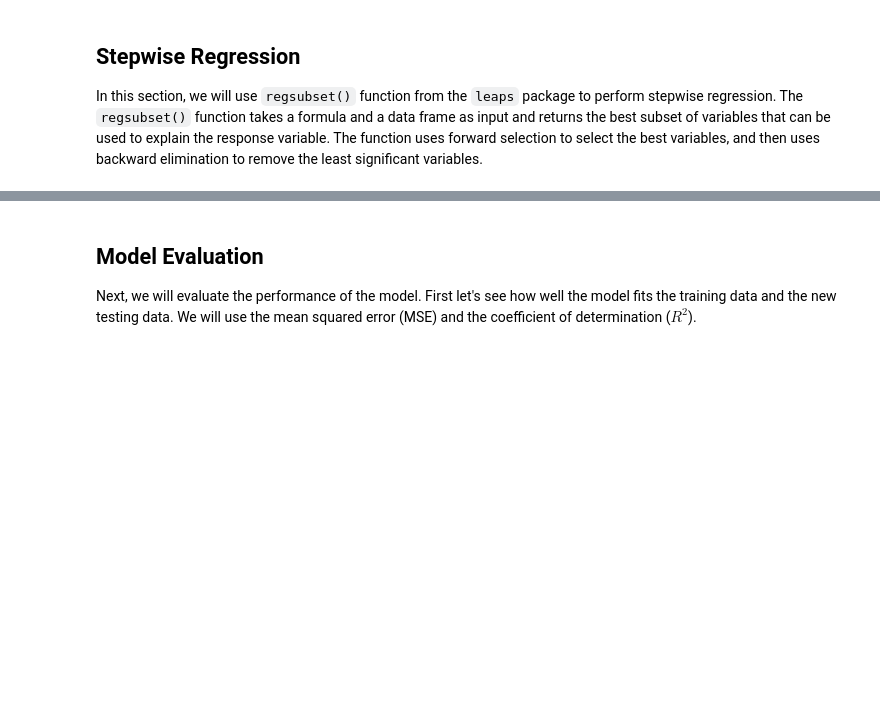
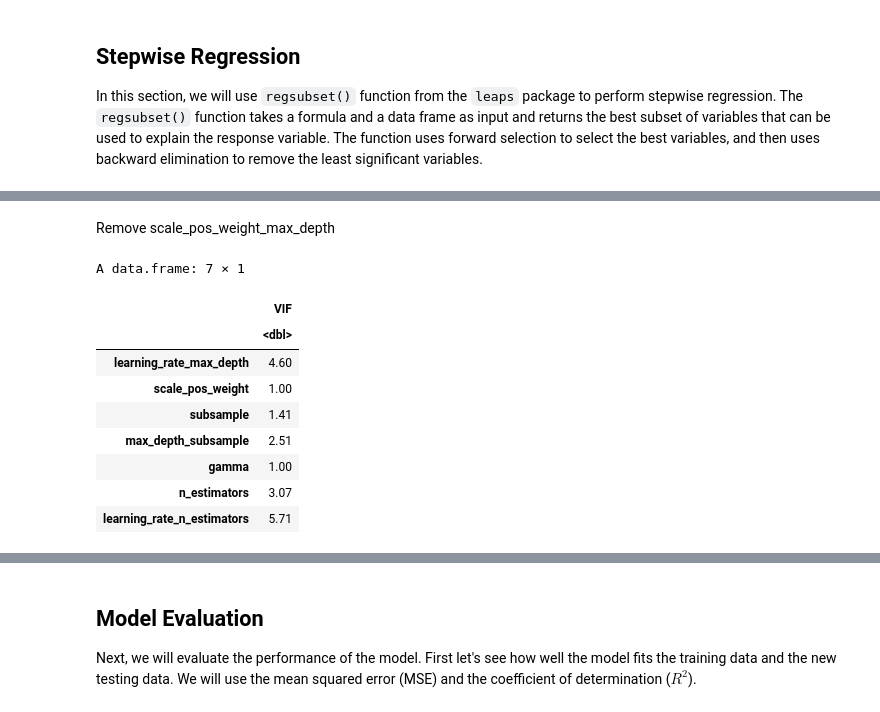
Before and after one commit to omei-ogami/STAT-analysis, a Jupyter notebook: linear_regression.ipynb, the cells around one changed output, grey strips where cells are left out. Cells and saved outputs as stored; diff of their text form; code cells hidden in the pictures; blank space fills up the shorter version.

```diff
--- a/linear_regression.ipynb
+++ b/linear_regression.ipynb
@@ -73,0 +128,27 @@ F-statistic: 780.1 on 6 and 1490 DF,  p-value: < 2.2e-16
+# %% [markdown]
+Remove scale_pos_weight_max_depth
+# %%
+fit <- lm(formula = F1 ~ learning_rate_max_depth + scale_pos_weight +
+            subsample  + max_depth_subsample + gamma + n_estimators +
+            learning_rate_n_estimators, data = data)
+
+vif_result <- vif(fit)
+
+# 將VIF結果整理成data.frame
+vif_df <- data.frame(
+  Variable = names(vif_result),  # 變數名稱
+  VIF = round(vif_result, 2)     # VIF值，保留兩位小數
+)
+
+vif_df[2]
+# %% [output]
+A data.frame: 7 × 1
+|  | VIF |
+|  | <dbl> |
+| learning_rate_max_depth | 4.60 |
+| scale_pos_weight | 1.00 |
+| subsample | 1.41 |
+| max_depth_subsample | 2.51 |
+| gamma | 1.00 |
+| n_estimators | 3.07 |
+| learning_rate_n_estimators | 5.71 |
```
Also changed, not shown: parts of 23 cells of this notebook.
